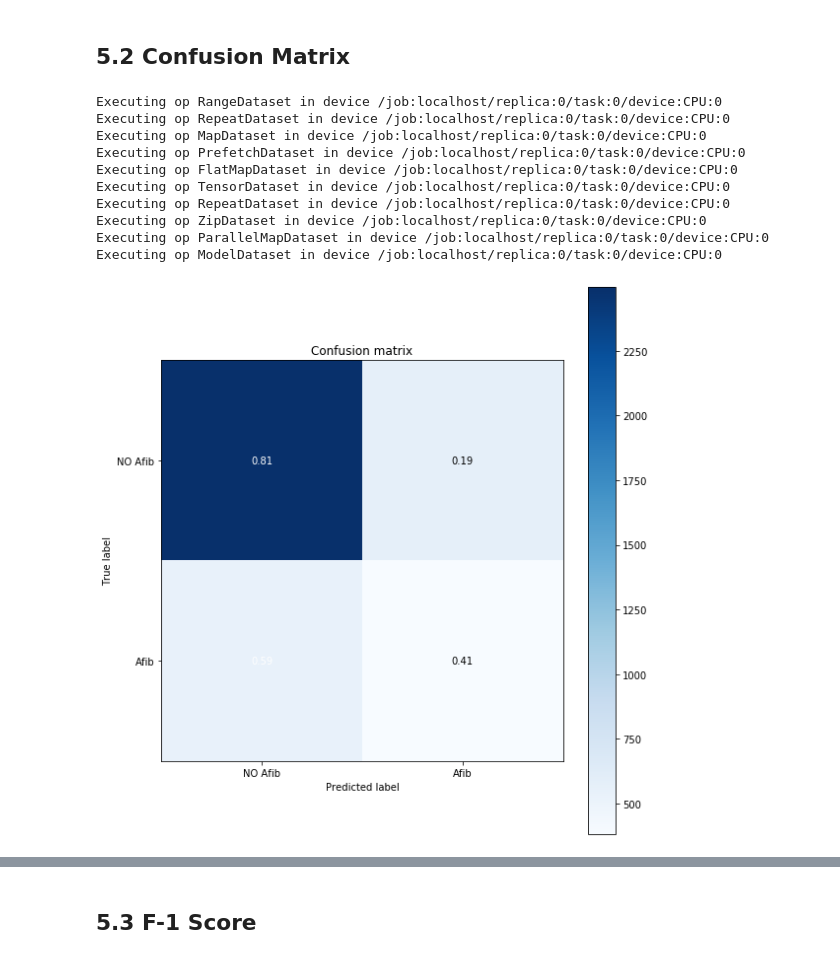
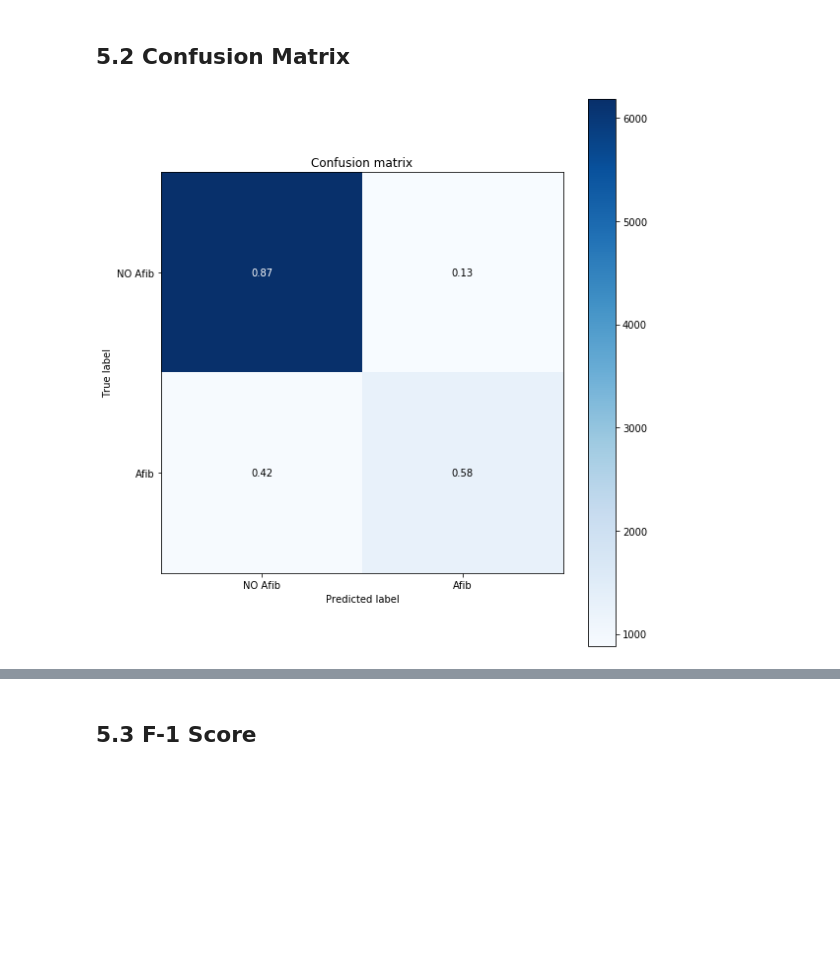
Before and after one commit to supertime1/Afib_PPG, a Jupyter notebook: Afib_PPG.ipynb, the cells around one changed output, grey strips where cells are left out. Cells and saved outputs as stored; diff of their text form; code cells hidden in the pictures; blank space fills up the shorter version.

```diff
--- a/Afib_PPG.ipynb
+++ b/Afib_PPG.ipynb
@@ -65,8 +65,7 @@ True
 # %% [markdown]
 ## 3.1 Input Data
 # %%
-#load signal
-with open('C:/Users/57lzhang.US04WW4008/Desktop/Afib/Afib_ECG data/filtered_PPG_signals_p09.pkl', "rb") as fp:
+with open('C:/Users/57lzhang.US04WW4008/Desktop/Afib/Afib_ECG data/Afib PPG data/045ECG_025PPG_flatline/filtered_PPG_signals_p09_045ECG_025PPG.pkl', "rb") as fp:
   raw_signals = pickle.load(fp)
 # %%
 #create the right dim
@@ -81,6 +80,6 @@ signals dim: (79796, 1, 3750, 1)
 # %%
 #load label
-df = pd.read_csv('C:/Users/57lzhang.US04WW4008/Desktop/Afib/Afib_ECG data/ECG_Afib_labels_p09_t05.csv',sep=',', header=None)
+df = pd.read_csv('C:/Users/57lzhang.US04WW4008/Desktop/Afib/Afib_ECG data/Afib PPG data/045ECG_025PPG_flatline/ECG_Afib_labels_p09_t05_045ECG_025PPG.csv',sep=',', header=None)
 raw_labels = df.to_numpy()
 print('labels dim',raw_labels.shape)
 # %% [output]
@@ -94,8 +93,8 @@ def slice_dataset(dataset,labels,train_ratio,seed = 30):   #make sure seed is se
 
   np.random.seed(seed=seed)
   np.random.shuffle(dataset)
-  train_dataset = dataset[:train_size,:,:,:]
-  val_dataset = dataset[-val_size:,:,:,:]
+  train_dataset = dataset[:train_size,:,:]
+  val_dataset = dataset[-val_size:,:,:]
 
   np.random.seed(seed=seed)
   np.random.shuffle(labels)
@@ -580,23 +417,13 @@ model = tf.keras.models.load_model('cp_model-96-0.0955.hdf5')
 ## 5.2 Confusion Matrix
 # %%
 threshold = 0.5
-test_pred_raw = model.predict(test_signals)
+test_pred_raw = model.predict(test_dataset)
 test_pred = np.where(test_pred_raw > threshold, 1, 0)
 # EXERCISE: Calculate the confusion matrix using sklearn.metrics
 cm = sklearn.metrics.confusion_matrix(test_labels, test_pred)
 figure_norm = plot_confusion_matrix(cm, class_names=class_names, normalize=True)
 figure_norm.show()
 figure = plot_confusion_matrix(cm, class_names=class_names, normalize=False)
 figure.show()
 # %% [output]
-Executing op RangeDataset in device /job:localhost/replica:0/task:0/device:CPU:0
-Executing op RepeatDataset in device /job:localhost/replica:0/task:0/device:CPU:0
-Executing op MapDataset in device /job:localhost/replica:0/task:0/device:CPU:0
-Executing op PrefetchDataset in device /job:localhost/replica:0/task:0/device:CPU:0
-Executing op FlatMapDataset in device /job:localhost/replica:0/task:0/device:CPU:0
-Executing op TensorDataset in device /job:localhost/replica:0/task:0/device:CPU:0
-Executing op RepeatDataset in device /job:localhost/replica:0/task:0/device:CPU:0
-Executing op ZipDataset in device /job:localhost/replica:0/task:0/device:CPU:0
-Executing op ParallelMapDataset in device /job:localhost/replica:0/task:0/device:CPU:0
-Executing op ModelDataset in device /job:localhost/replica:0/task:0/device:CPU:0
-[figure, old version]
+[figure, new version]
```
Also changed, not shown: parts of 37 cells of this notebook.
